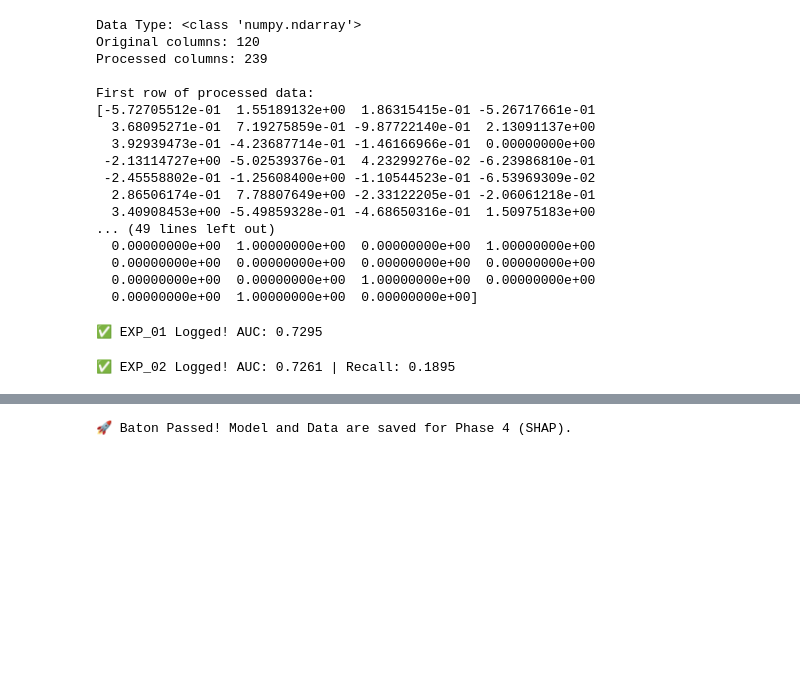
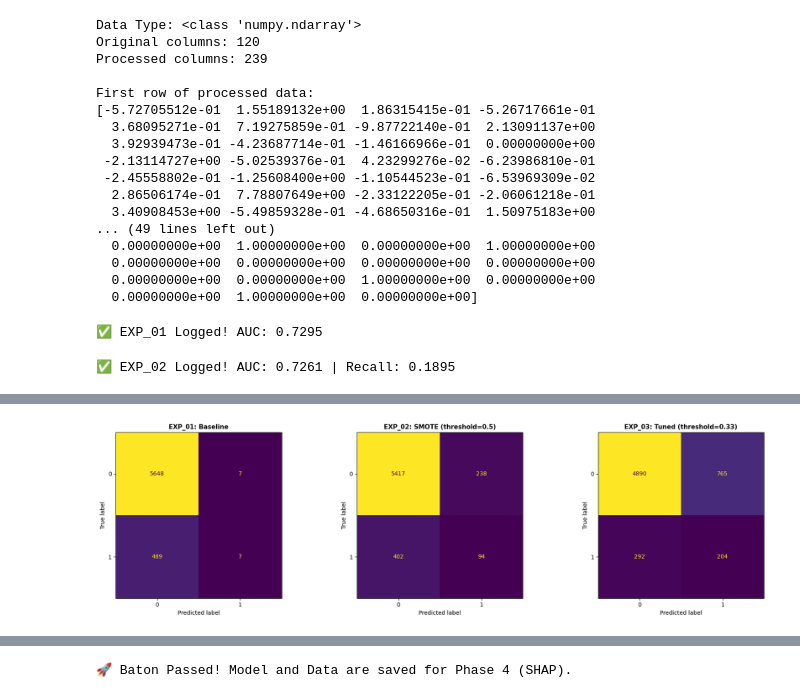
Before and after one commit to hemajuluri/Ethical-and-fairness, a Jupyter notebook: 01_Modelling.ipynb, the cells around one changed output, grey strips where cells are left out. Saved outputs shown, nothing was run; the diff lists cells and outputs as text; code cells hidden in the pictures; blank space fills up the shorter version.

```diff
--- a/01_Modelling.ipynb
+++ b/01_Modelling.ipynb
@@ -3,13 +36,9 @@
 # %%
 import pandas as pd
 from sklearn.model_selection import train_test_split
-from google.colab import drive
 
-# Mount Google Drive
-drive.mount('/content/drive')
 # 1. Load the raw data
-raw_data_path = '/content/drive/MyDrive/Thesis/src/data_raw/application_train.csv'
-df = pd.read_csv(raw_data_path)
+df = pd.read_csv(raw_data_file)
 
 # 2. Take a 10% Stratified Sample for speed
 def stratified_sample(df, stratify_col, frac, random_state=None):
@@ -242,0 +234,78 @@ print(f"✅ EXP_02 Logged! AUC: {auc_smote:.4f} | Recall: {recall_smote:.4f}")
+# %%
+import numpy as np
+import datetime
+import pandas as pd
+import matplotlib.pyplot as plt
+import os
+
+from sklearn.metrics import (
+    precision_recall_curve, roc_auc_score,
+    f1_score, recall_score, confusion_matrix, ConfusionMatrixDisplay
+)
+
+# ── Step 1: Get predicted probabilities from the SMOTE model ──────────────────
+y_prob_smote = model_smote.predict_proba(X_test_proc)[:, 1]
+
+# ── Step 2: Compute Precision-Recall curve & find best threshold ──────────────
+precisions, recalls, thresholds = precision_recall_curve(y_test, y_prob_smote)
+f1_scores = 2 * (precisions[:-1] * recalls[:-1]) / (precisions[:-1] + recalls[:-1] + 1e-9)
+best_idx = np.argmax(f1_scores)
+best_threshold = thresholds[best_idx]
+
+print(f"✅ Best threshold found: {best_threshold:.4f}")
+print(f"   At this threshold → Precision: {precisions[best_idx]:.4f} | Recall: {recalls[best_idx]:.4f} | F1: {f1_scores[best_idx]:.4f}")
+
+# ── Step 3: Apply the tuned threshold ─────────────────────────────────────────
+y_pred_tuned = (y_prob_smote >= best_threshold).astype(int)
+
+auc_exp3  = roc_auc_score(y_test, y_prob_smote)
+f1_exp3   = f1_score(y_test, y_pred_tuned)
+recall_exp3 = recall_score(y_test, y_pred_tuned)
+
+print(f"\nEXP_03 Results:")
+print(f"  ROC-AUC : {auc_exp3:.4f}")
+print(f"  F1 Score: {f1_exp3:.4f}")
+print(f"  Recall  : {recall_exp3:.4f}")
+
+# ── Step 4: Log to experiment CSV ─────────────────────────────────────────────
+
+new_entry_exp3 = pd.DataFrame([{
+    "Exp_ID": "EXP_03",
+    "Date": datetime.datetime.now().strftime("%Y-%m-%d"),
+    "Variable_Changed": "Threshold Tuning",
+    "Value": f"Threshold={best_threshold:.4f} (PR-curve F1-optimal)",
+    "ROC_AUC": round(auc_exp3, 4),
+    "F1_Score": round(f1_exp3, 4),
+    "Recall": round(recall_exp3, 4),
+    "Notes": "Threshold optimised via Precision-Recall curve on SMOTE model. No new training."
+}])
+new_entry_exp3.to_csv(experiment_log_file, mode='a', header=False, index=False)
+print(f"\n✅ EXP_03 logged to experiment_log.csv")
+
+# ── Step 5: Confusion Matrix ───────────────────────────────────────────────────
+
+fig, axes = plt.subplots(1, 3, figsize=(18, 5))
+
+cm_base  = confusion_matrix(y_test, model.predict(X_test_proc))
+cm_smote = confusion_matrix(y_test, model_smote.predict(X_test_proc))
+cm_tuned = confusion_matrix(y_test, y_pred_tuned)
+
+for ax, cm, title in zip(axes,
+                          [cm_base, cm_smote, cm_tuned],
+                          ["EXP_01: Baseline", "EXP_02: SMOTE (threshold=0.5)", f"EXP_03: Tuned (threshold={best_threshold:.2f})"]):
+    ConfusionMatrixDisplay(cm).plot(ax=ax, colorbar=False)
+    ax.set_title(title, fontsize=11, fontweight='bold')
+
+plt.tight_layout()
+plt.savefig(os.path.join(artifacts_dir, 'confusion_matrix_EXP01_EXP02_EXP03.png'), dpi=150, bbox_inches='tight')
+plt.show()
+print("✅ Confusion matrix saved.")
+
+# ── Step 6: Summary table ─────────────────────────────────────────────────────
+summary = pd.DataFrame([
+    {"Exp_ID": "EXP_01", "Description": "Baseline (no SMOTE, threshold=0.5)", "ROC_AUC": 0.7295, "F1": 0.0275, "Recall": 0.0141},
+    {"Exp_ID": "EXP_02", "Description": "SMOTE (threshold=0.5)",               "ROC_AUC": 0.7261, "F1": 0.2271, "Recall": 0.1895},
+    {"Exp_ID": "EXP_03", "Description": f"SMOTE + Threshold={best_threshold:.2f}", "ROC_AUC": round(auc_exp3,4), "F1": round(f1_exp3,4), "Recall": round(recall_exp3,4)}
+])
+display(summary)
+# %% [output]
@@ -242,0 +321 @@ print(f"✅ EXP_02 Logged! AUC: {auc_smote:.4f} | Recall: {recall_smote:.4f}")
+[figure, added]
```
Also changed, not shown: parts of 31 cells of this notebook.
